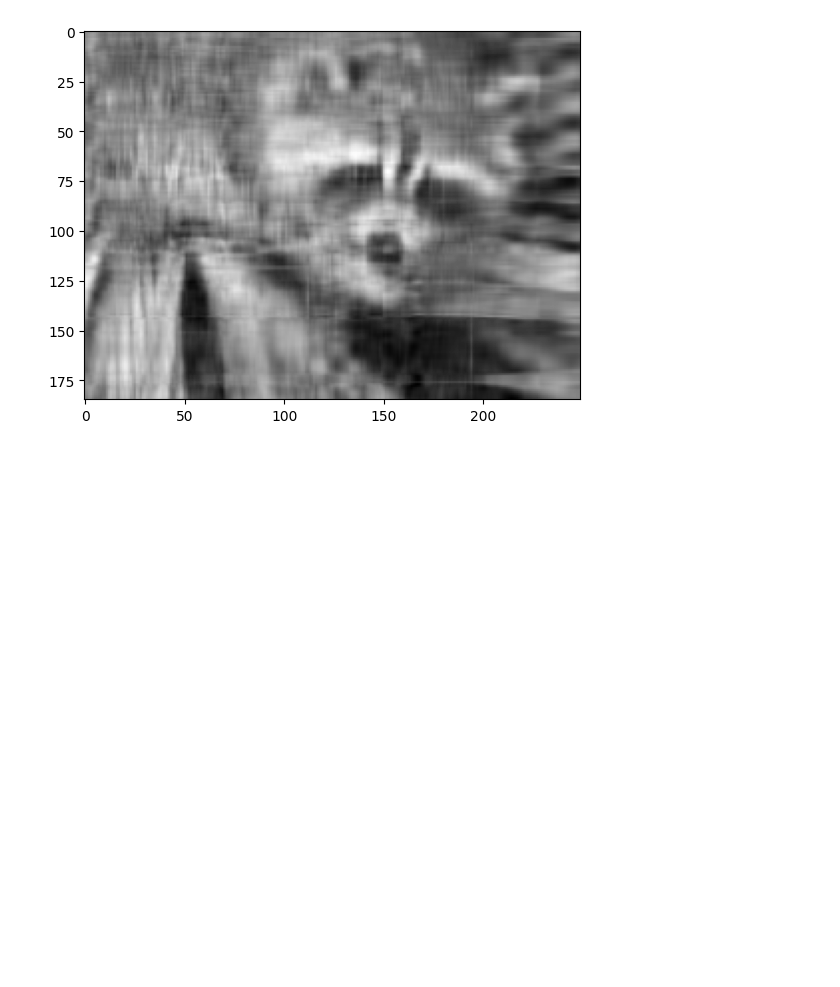
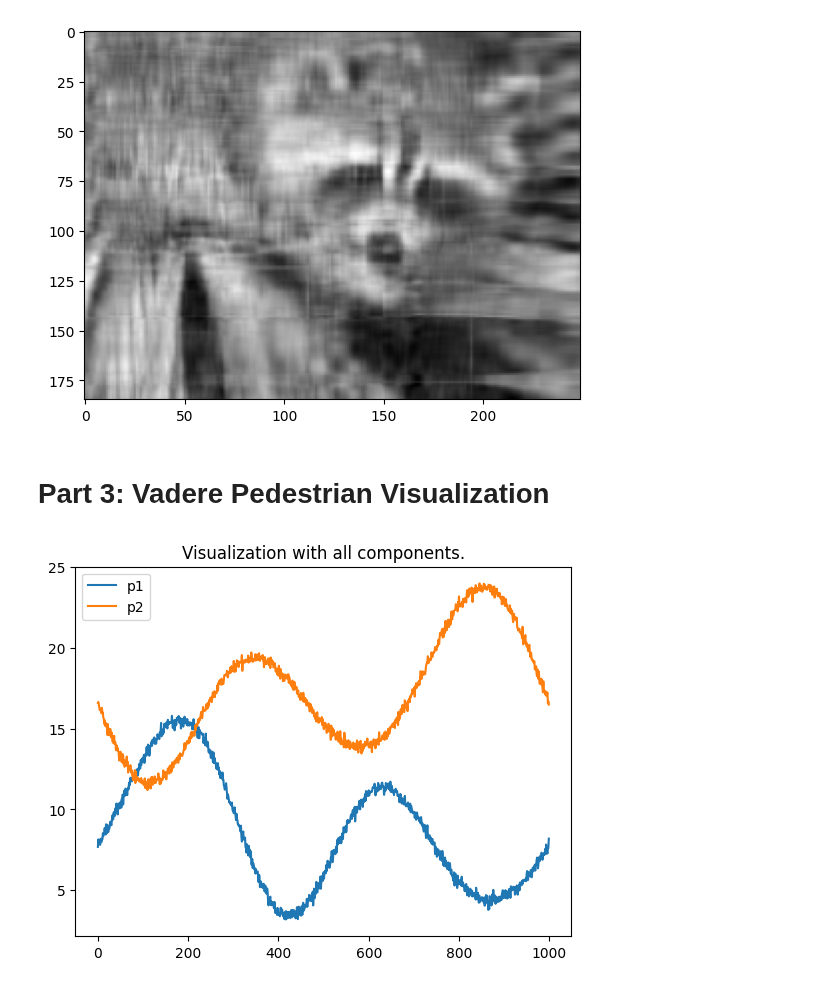
Before and after one commit to parimsuka/crowd-modeling-and-simulation, a Jupyter notebook: exercise3/src/pca_showcase.ipynb, the cells around one changed output. Cells and saved outputs as stored; diff of their text form; code cells hidden in the pictures; blank space fills up the shorter version.

Commit message:
Finished Part 3 of Task 1.

```diff
--- a/exercise3/src/pca_showcase.ipynb
+++ b/exercise3/src/pca_showcase.ipynb
@@ -89,3 +87,18 @@ Visualization with 50 components:
 Visualization with 10 components:
         Energy: 0.800655643149136
 [figure]
+# %% [markdown]
+# Part 3: Vadere Pedestrian Visualization
+# %%
+# load the Vadere trajectory data
+vadere_traj_txt = np.loadtxt("../data_DMAP_PCA_vadere.txt")
+# %%
+# Visualization of the first 2 pedestrians
+
+plt.plot(vadere_traj_txt[:,0], label="p1")
+plt.plot(vadere_traj_txt[:,1], label="p2")
+plt.title(f"Visualization with all components.")
+plt.legend()
+plt.show()
+# %% [output]
+[figure, added]
```
Also changed, not shown: parts of 8 cells of this notebook.
